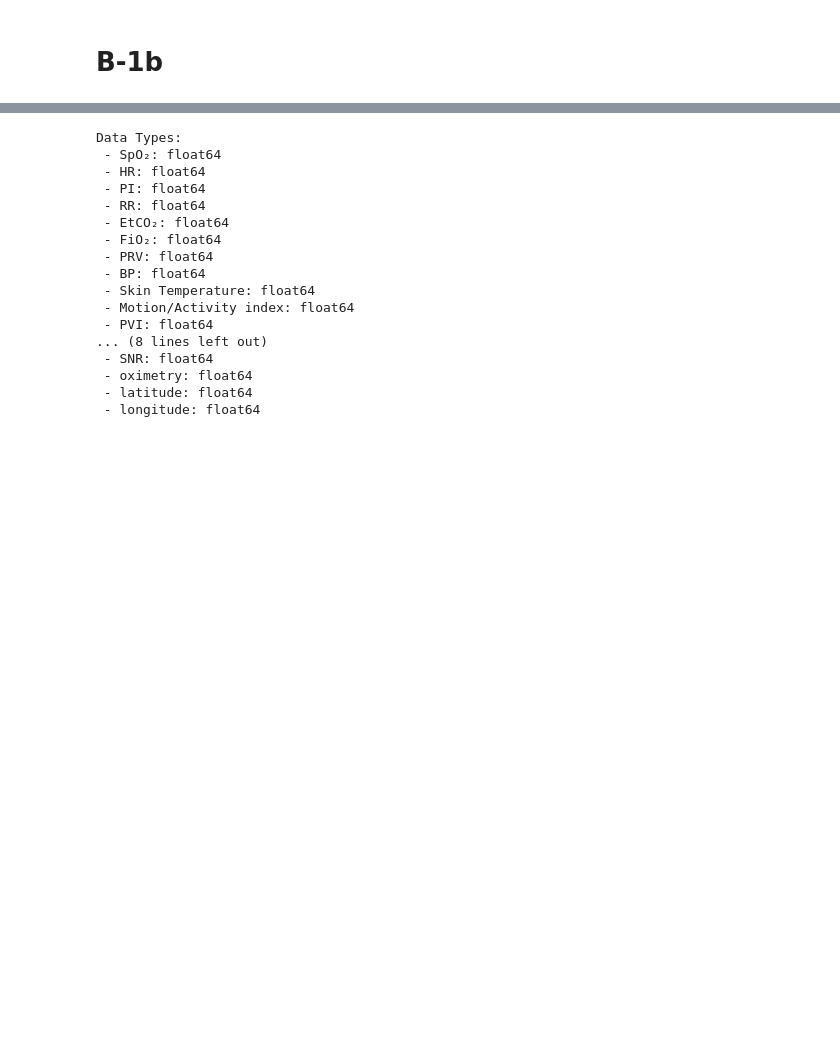
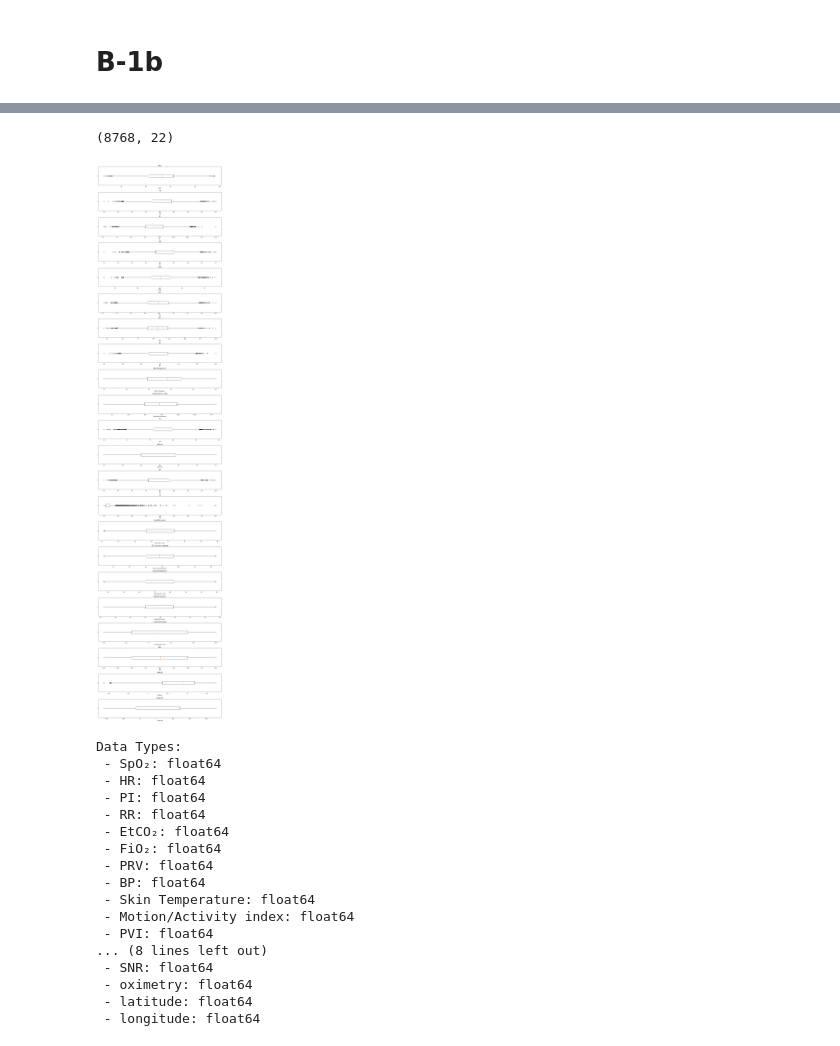
Before and after one commit to VitaliiDiurd/iau, a Jupyter notebook: IAU_2f.ipynb, the cells around one changed output, grey strips where cells are left out. Cells and saved outputs as stored; diff of their text form; code cells hidden in the pictures; blank space fills up the shorter version.

```diff
--- a/IAU_2f.ipynb
+++ b/IAU_2f.ipynb
@@ -14,7 +17,7 @@ import matplotlib.pyplot as plt
 # %%
-observation = pd.read_csv('../observation.csv', delimiter='\t')
-patient = pd.read_csv('../patient.csv', delimiter='\t')
-station = pd.read_csv('../station.csv', delimiter='\t')
+observation = pd.read_csv('../../observation.csv', delimiter='\t')
+patient = pd.read_csv('../../patient.csv', delimiter='\t')
+station = pd.read_csv('../../station.csv', delimiter='\t')
 patient = patient.drop("residence", axis=1)
 patient = patient.drop('birthdate', axis=1)
 patient = patient.drop("job", axis=1)
@@ -24,3 +27,4 @@ merged = pd.merge(
     left_on='station_ID',
     right_index=True
 )
+observation_copy = observation.copy()
@@ -166,3 +198,22 @@ Data was transformed in training and testing datasets in a ratio of **75%** to *
+# %%
+X_train.shape
+# %% [output]
+(8768, 22)
+# %%
+cols = X_train.columns
+
+plt.figure(figsize=(15, len(cols) * 3))
+
+for i, col in enumerate(cols, 1):
+    plt.subplot(len(cols), 1, i)
+    plt.boxplot(X_train[col].dropna(), vert=False)
+    plt.title(col)
+    plt.xlabel(col)
+
+plt.tight_layout()
+plt.show()
+# %% [output]
+[figure, added]
 # %%
 print("Data Types:")
 for col in train_data.columns:
```
Also changed, not shown: parts of 41 cells of this notebook, 1 other file.
